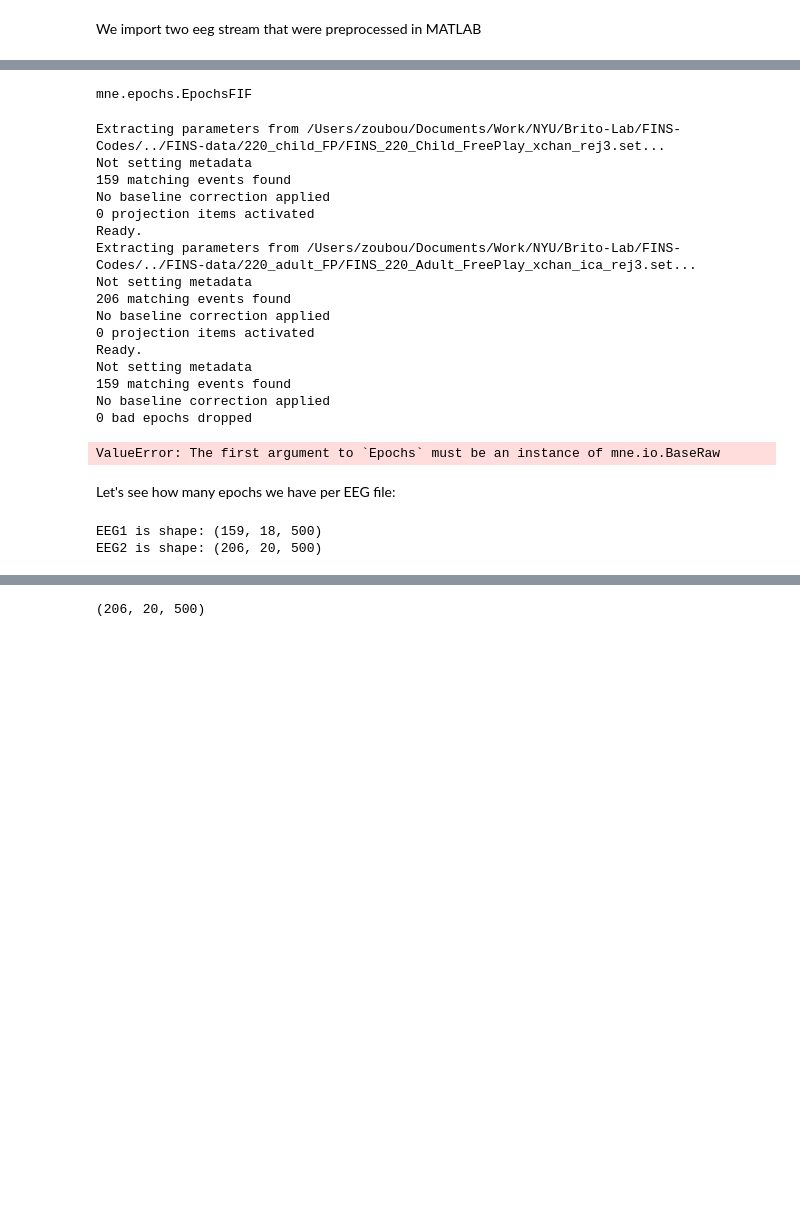
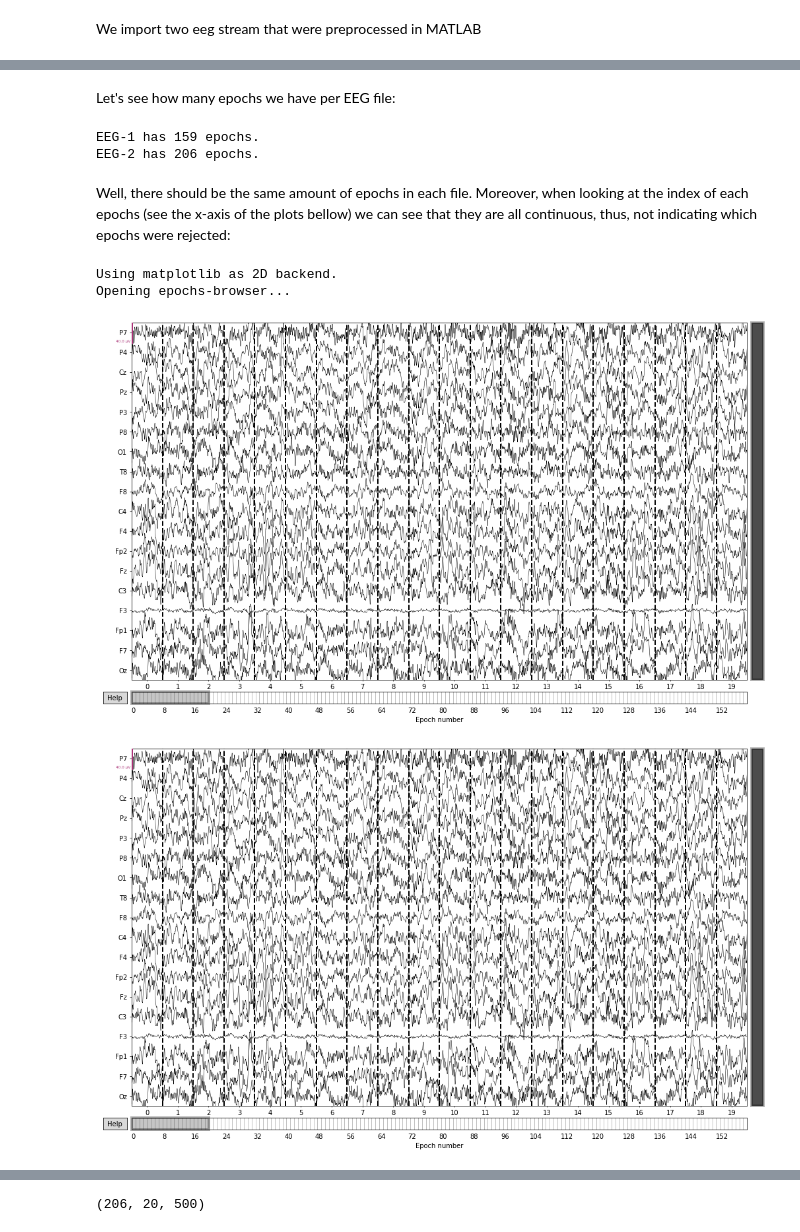
Before and after one commit to FranckPrts/FINS-Codes, a Jupyter notebook: realigne-eeg-streams.ipynb, the cells around one changed output, grey strips where cells are left out. Drawn from its saved outputs; the diff is of its cells as text; code cells hidden in the pictures; blank space fills up the shorter version.

```diff
--- a/realigne-eeg-streams.ipynb
+++ b/realigne-eeg-streams.ipynb
@@ -31,7 +33,7 @@ import utils
 # %% [markdown]
 We import two eeg stream that were preprocessed in MATLAB
 # %%
-def EpochsEEGLAB_to_mneEpochs (path):
+def EpochsEEGLAB_to_mneEpochsFIF (path):
     """
     Loads a SET file into a mne.io.eeglab.eeglab.EpochsEEGLAB object
     and converts it into a mne.Epochs instance.
@@ -50,11 +52,8 @@ def EpochsEEGLAB_to_mneEpochs (path):
     tmp = mne.io.read_epochs_eeglab(path)
 
     with tempfile.TemporaryDirectory() as tmpdir:
-
         # save it in FIF
         tmp.save(tmpdir+"tmp.fif", overwrite=True, verbose=None)
 
-    # re-read it so it is now a mne.Epochs
-    mneEpo = mne.read_epochs(tmpdir+"tmp.fif")
-
-    return mneEpo
+    # re-read it so it is now a mne.EpochsFIF
+    return mne.read_epochs(tmpdir+"tmp.fif")
@@ -61,5 +68,6 @@ def EpochsEEGLAB_to_mneEpochs (path):
 # %%
-eeg1 = EpochsEEGLAB_to_mneEpochs('{}{}_{}_FP/{}'.format(data_path, dy[0], 'child', dy[1]))
+eeg1 = EpochsEEGLAB_to_mneEpochsFIF('{}{}_{}_FP/{}'.format(data_path, dy[0], 'child', dy[1]))
+eeg2 = EpochsEEGLAB_to_mneEpochsFIF('{}{}_{}_FP/{}'.format(data_path, dy[0], 'adult', dy[2]))
 # %% [output]
 Extracting parameters from /Users/zoubou/Documents/Work/NYU/Brito-Lab/FINS-Codes/../FINS-data/220_child_FP/FINS_220_Child_FreePlay_xchan_rej3.set...
 Not setting metadata
@@ -77,43 +100,19 @@ Not setting metadata
 No baseline correction applied
 0 projection items activated
-# %%
-type(eeg1)
-# %% [output]
-mne.epochs.EpochsFIF
-# %%
-files_to_process = np.loadtxt("files_to_process.csv",
-                 delimiter=",", dtype=str)
-
-dyad = [x for x in files_to_process]
-# Careful, the file_to_process is in the order (dyad_nb, eeg_filepath_child, eeg_filepath_adutl)
-dy = dyad[0]
-data_path = '../FINS-data/'
-
-eeg1 = mne.io.read_epochs_eeglab('{}{}_{}_FP/{}'.format(data_path, dy[0], 'child', dy[1]))
-eeg2 = mne.io.read_epochs_eeglab('{}{}_{}_FP/{}'.format(data_path, dy[0], 'adult', dy[2]))
-# %% [output]
-Extracting parameters from /Users/zoubou/Documents/Work/NYU/Brito-Lab/FINS-Codes/../FINS-data/220_child_FP/FINS_220_Child_FreePlay_xchan_rej3.set...
-Not setting metadata
-159 matching events found
-No baseline correction applied
-0 projection items activated
-Ready.
-Extracting parameters from /Users/zoubou/Documents/Work/NYU/Brito-Lab/FINS-Codes/../FINS-data/220_adult_FP/FINS_220_Adult_FreePlay_xchan_ica_rej3.set...
-Not setting metadata
-206 matching events found
-No baseline correction applied
-0 projection items activated
-Ready.
-Not setting metadata
-159 matching events found
-No baseline correction applied
-0 bad epochs dropped
-ValueError: The first argument to `Epochs` must be an instance of mne.io.BaseRaw
 # %% [markdown]
 Let's see how many epochs we have per EEG file:
 # %%
-print('EEG1 is shape: {}'.format(eeg1.get_data().shape))
-print('EEG2 is shape: {}'.format(eeg2.get_data().shape))
+print('EEG-1 has {} epochs.'.format(eeg1.get_data().shape[0]))
+print('EEG-2 has {} epochs.'.format(eeg2.get_data().shape[0]))
 # %% [output]
-EEG1 is shape: (159, 18, 500)
-EEG2 is shape: (206, 20, 500)
+EEG-1 has 159 epochs.
+EEG-2 has 206 epochs.
+# %% [markdown]
+Well, there should be the same amount of epochs in each file. Moreover, when looking at the index of each epochs (see the x-axis of the plots bellow) we can see that they are all continuous, thus, not indicating which epochs were rejected:
+# %%
+eeg1.plot()
+# %% [output]
+Using matplotlib as 2D backend.
+Opening epochs-browser...
+[figure, added]
+[figure, added]
```
Also changed, not shown: parts of 6 cells of this notebook.
